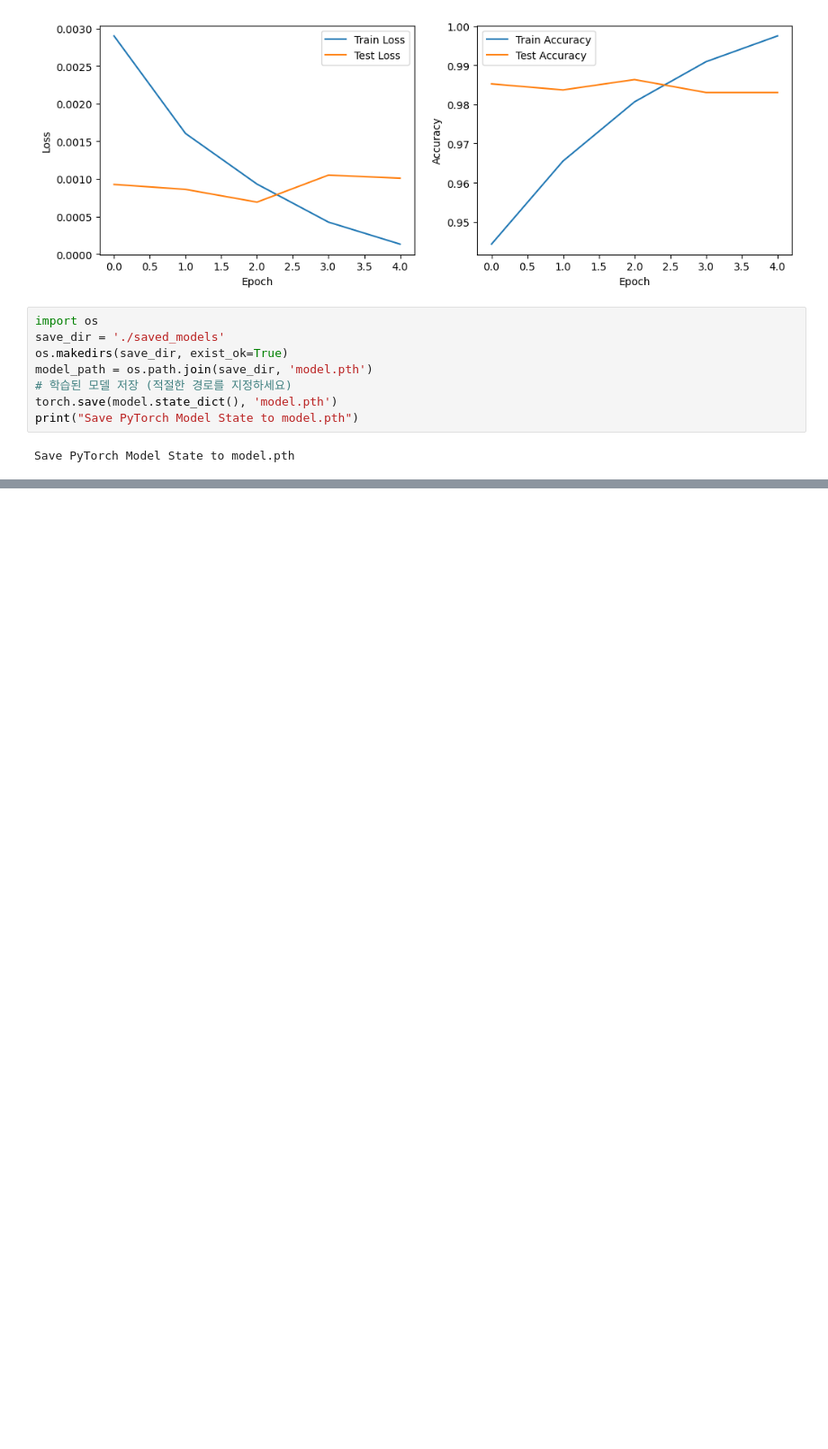
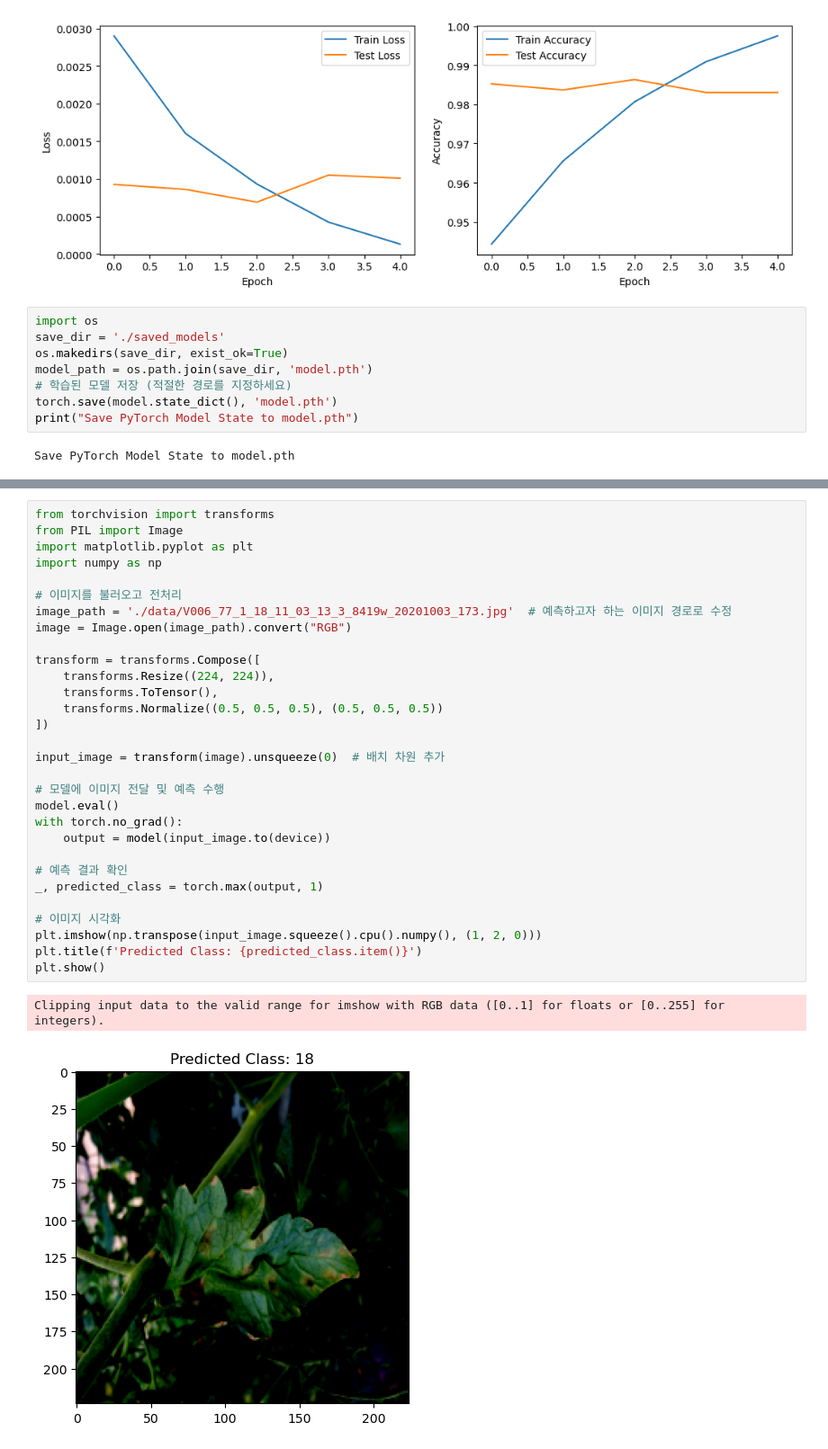
Before and after one commit to eunji1002/tomato, a Jupyter notebook: tomato.ipynb, the cells around one changed output, grey strips where cells are left out. Shown at 90% size. Drawn from its saved outputs; the diff is of its cells as text; blank space fills up the shorter version.

```diff
--- a/tomato.ipynb
+++ b/tomato.ipynb
@@ -206,0 +273,33 @@ Save PyTorch Model State to model.pth
+# %%
+from torchvision import transforms
+from PIL import Image
+import matplotlib.pyplot as plt
+import numpy as np
+
+# 이미지를 불러오고 전처리
+image_path = './data/V006_77_1_18_11_03_13_3_8419w_20201003_173.jpg'  # 예측하고자 하는 이미지 경로로 수정
+image = Image.open(image_path).convert("RGB")
+
+transform = transforms.Compose([
+    transforms.Resize((224, 224)),
+    transforms.ToTensor(),
+    transforms.Normalize((0.5, 0.5, 0.5), (0.5, 0.5, 0.5))
+])
+
+input_image = transform(image).unsqueeze(0)  # 배치 차원 추가
+
+# 모델에 이미지 전달 및 예측 수행
+model.eval()
+with torch.no_grad():
+    output = model(input_image.to(device))
+
+# 예측 결과 확인
+_, predicted_class = torch.max(output, 1)
+
+# 이미지 시각화
+plt.imshow(np.transpose(input_image.squeeze().cpu().numpy(), (1, 2, 0)))
+plt.title(f'Predicted Class: {predicted_class.item()}')
+plt.show()
+# %% [output]
+Clipping input data to the valid range for imshow with RGB data ([0..1] for floats or [0..255] for integers).
+[figure, added]
```
Also changed, not shown: parts of 2 cells of this notebook.
